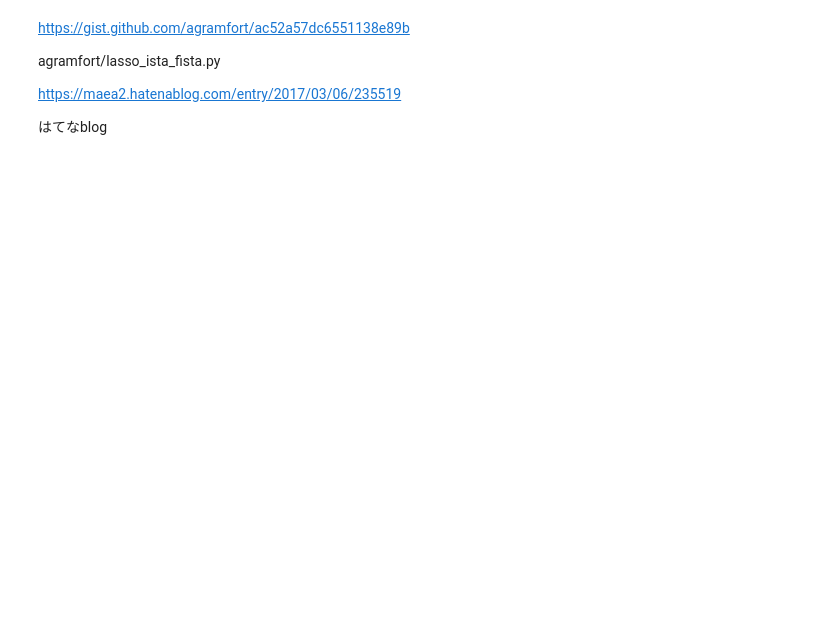
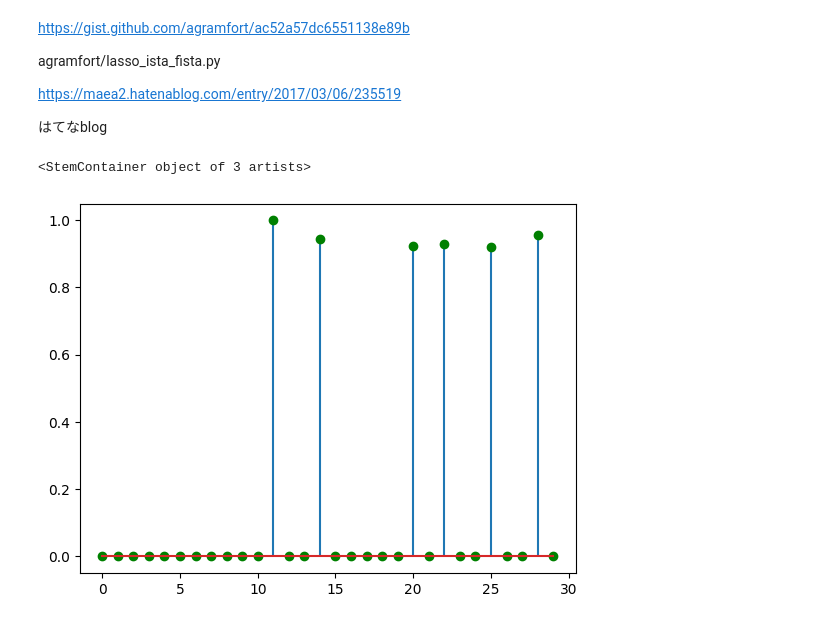
Before and after one commit to yoneda-kg/sparce, a Jupyter notebook: ISTAノイズ無し.ipynb, the cells around one changed output. Saved outputs shown, nothing was run; the diff lists cells and outputs as text; code cells hidden in the pictures; blank space fills up the shorter version.

```diff
--- a/ISTAノイズ無し.ipynb
+++ b/ISTAノイズ無し.ipynb
@@ -39,3 +39,9 @@ def ista(A, y, Lambda, maxit):
 # %%
 maxit=3000
 x_ista=ista(A, y, Lambda, maxit)
+# %%
+plt.figure()
+plt.stem(x0, markerfmt='go')
+# %% [output]
+<StemContainer object of 3 artists>
+[figure, added]
```
Also changed, not shown: parts of 2 cells of this notebook.
